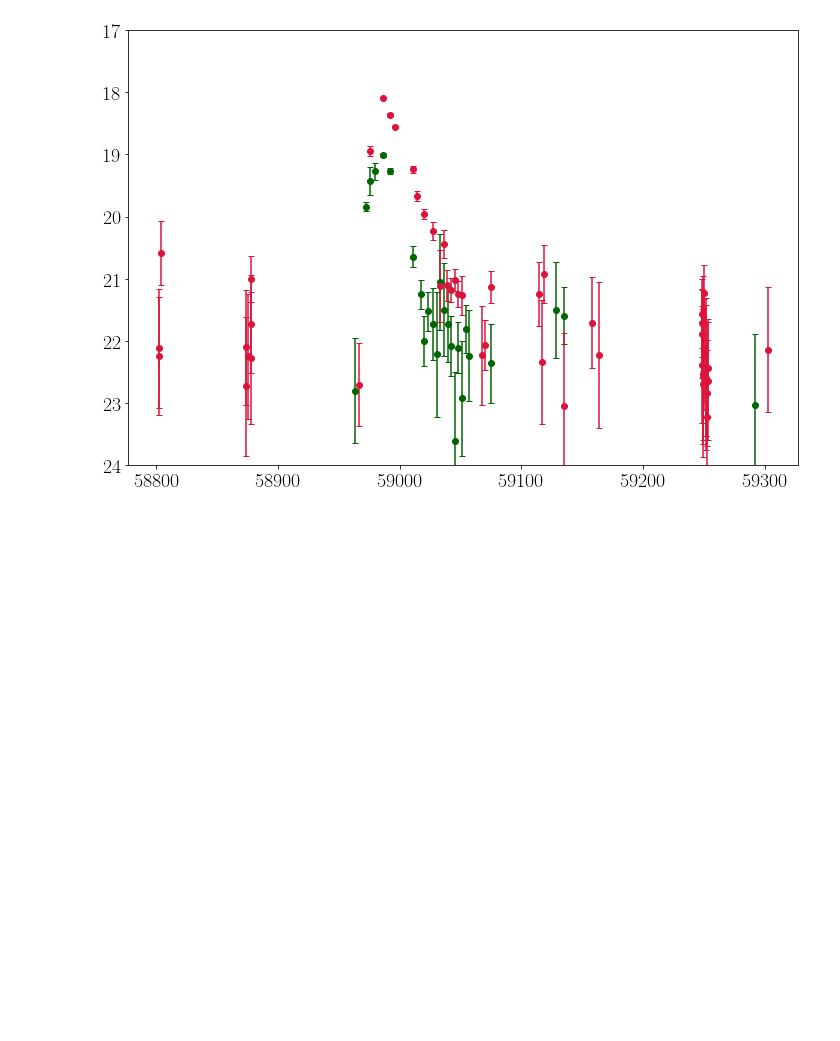
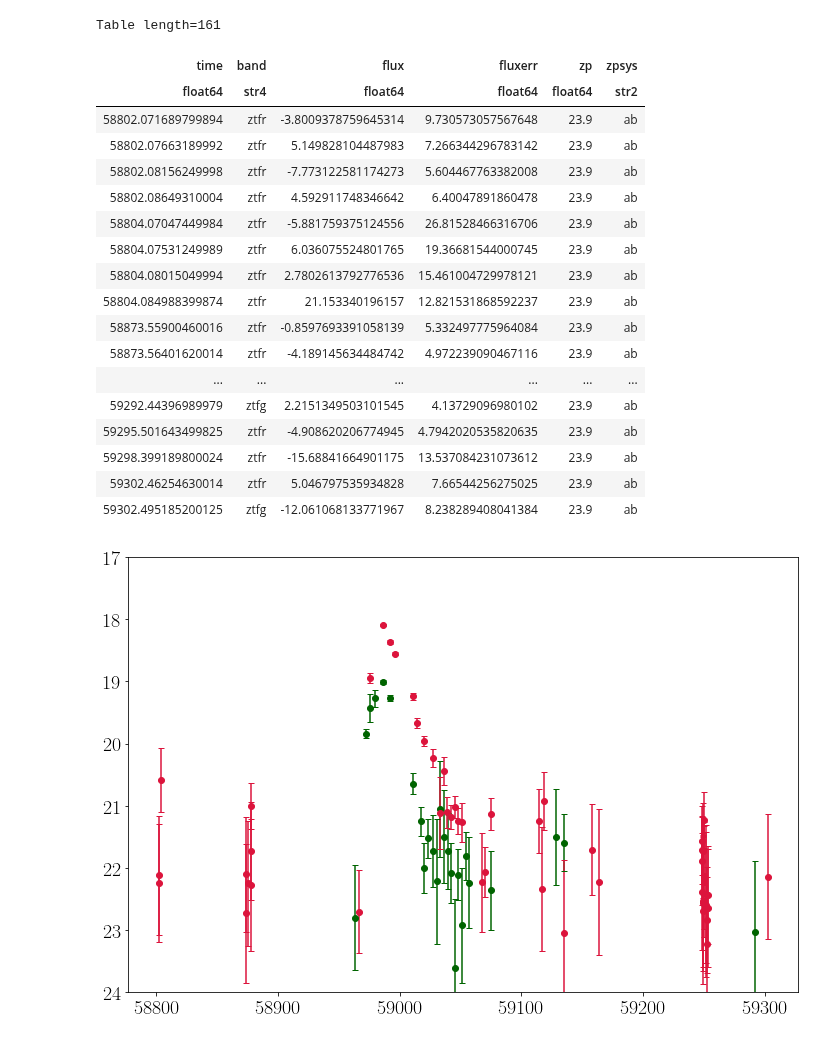
Before and after one commit to slowdivePTG/SN2020jgb, a Jupyter notebook: lc/lc.ipynb, the cells around one changed output. Drawn from its saved outputs; the diff is of its cells as text; code cells hidden in the pictures; blank space fills up the shorter version.

```diff
--- a/lc/lc.ipynb
+++ b/lc/lc.ipynb
@@ -23 +24,42 @@ lc_r = lc[lc['passband'] == 'ZTF_r']
+# %%
+time = lc['mjd']
+flux = lc['fnu_microJy']
+fluxerr = lc['fnu_microJy_unc']
+zp = np.ones_like(time) * 23.9  #AB magnitude for 1 micro Jansky
+zpsys = ['ab' for i in range(len(time))]
+
+
+def passband(b):
+    if b == 'ZTF_g':
+        return 'ztfg'
+    if b == 'ZTF_r':
+        return 'ztfr'
+    if b == 'ZTF_i':
+        return 'ztfi'
+
+
+band = [passband(b) for b in lc['passband']]
+data = Table([time, band, flux, fluxerr, zp, zpsys],
+             names=['time', 'band', 'flux', 'fluxerr', 'zp', 'zpsys'])
+data
+# %% [output]
+Table length=161
+| time | band | flux | fluxerr | zp | zpsys |
+| float64 | str4 | float64 | float64 | float64 | str2 |
+| 58802.071689799894 | ztfr | -3.8009378759645314 | 9.730573057567648 | 23.9 | ab |
+| 58802.07663189992 | ztfr | 5.149828104487983 | 7.266344296783142 | 23.9 | ab |
+| 58802.08156249998 | ztfr | -7.773122581174273 | 5.604467763382008 | 23.9 | ab |
+| 58802.08649310004 | ztfr | 4.592911748346642 | 6.40047891860478 | 23.9 | ab |
+| 58804.07047449984 | ztfr | -5.881759375124556 | 26.81528466316706 | 23.9 | ab |
+| 58804.07531249989 | ztfr | 6.036075524801765 | 19.36681544000745 | 23.9 | ab |
+| 58804.08015049994 | ztfr | 2.7802613792776536 | 15.461004729978121 | 23.9 | ab |
+| 58804.084988399874 | ztfr | 21.153340196157 | 12.821531868592237 | 23.9 | ab |
+| 58873.55900460016 | ztfr | -0.8597693391058139 | 5.332497775964084 | 23.9 | ab |
+| 58873.56401620014 | ztfr | -4.189145634484742 | 4.972239090467116 | 23.9 | ab |
+| ... | ... | ... | ... | ... | ... |
+| 59292.44396989979 | ztfg | 2.2151349503101545 | 4.13729096980102 | 23.9 | ab |
+| 59295.501643499825 | ztfr | -4.908620206774945 | 4.7942020535820635 | 23.9 | ab |
+| 59298.399189800024 | ztfr | -15.68841664901175 | 13.537084231073612 | 23.9 | ab |
+| 59302.46254630014 | ztfr | 5.046797535934828 | 7.66544256275025 | 23.9 | ab |
+| 59302.495185200125 | ztfg | -12.061068133771967 | 8.238289408041384 | 23.9 | ab |
 # %%
```
Also changed, not shown: parts of 8 cells of this notebook, 1 other file.
